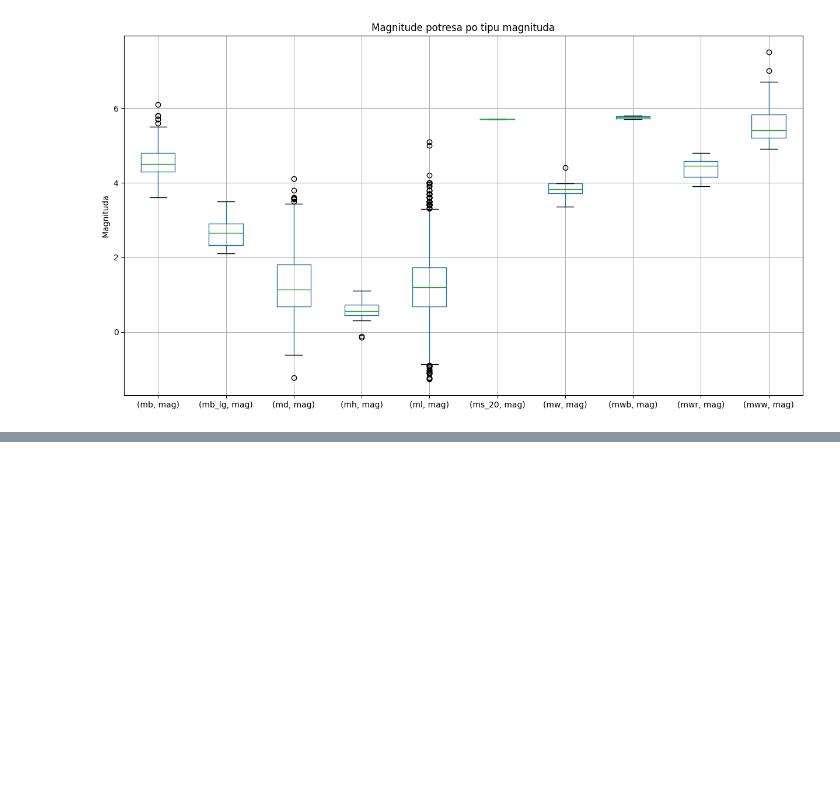
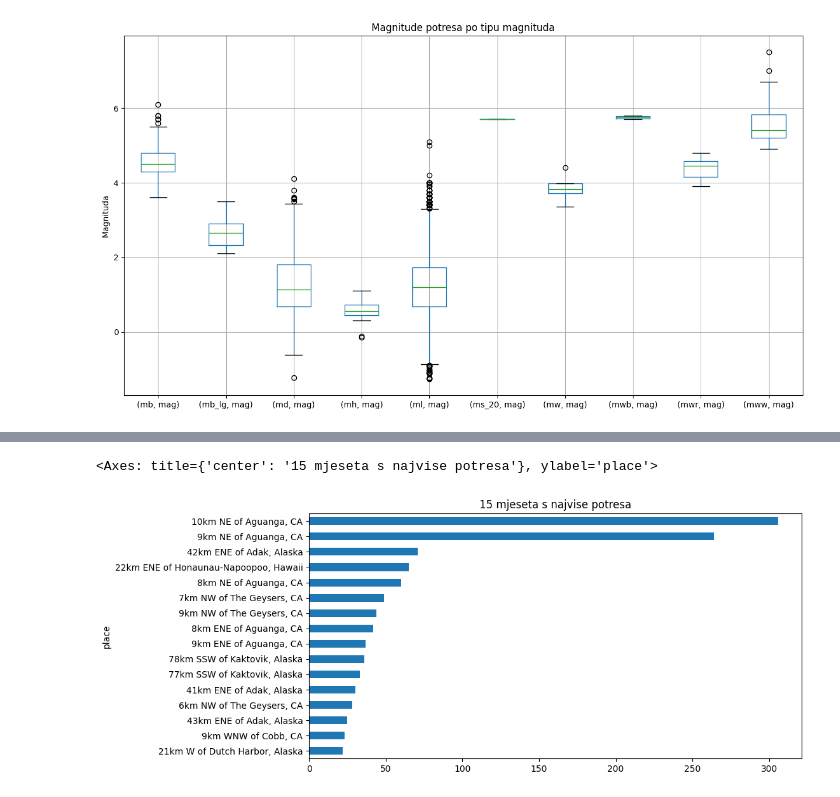
Before and after one commit to Josip996/pyds-ponavljanje, a Jupyter notebook: 4_vjezba_uvod_matplotlib.ipynb, the cells around one changed output, grey strips where cells are left out. Cells and saved outputs as stored; diff of their text form; code cells hidden in the pictures; blank space fills up the shorter version.

```diff
--- a/4_vjezba_uvod_matplotlib.ipynb
+++ b/4_vjezba_uvod_matplotlib.ipynb
@@ -392,0 +402,9 @@ Text(0, 0.5, 'Magnituda')
+# %%
+earthquakes_df.place.value_counts().iloc[15 : : -1, ].plot(
+    kind='barh',
+    figsize=(10, 5),
+    title='15 mjeseta s najvise potresa'
+)
+# %% [output]
+<Axes: title={'center': '15 mjeseta s najvise potresa'}, ylabel='place'>
+[figure, added]
```
Also changed, not shown: parts of 6 cells of this notebook.
